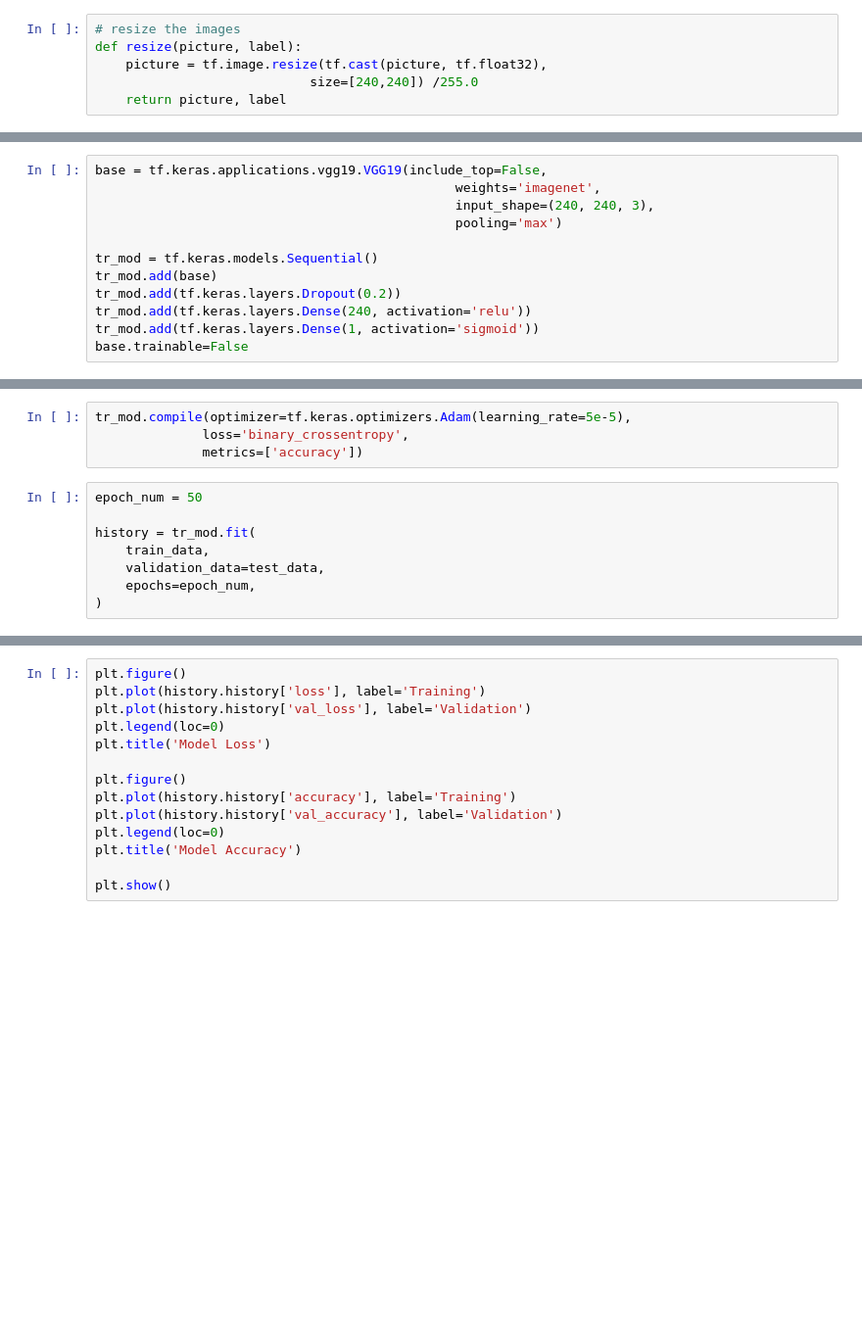
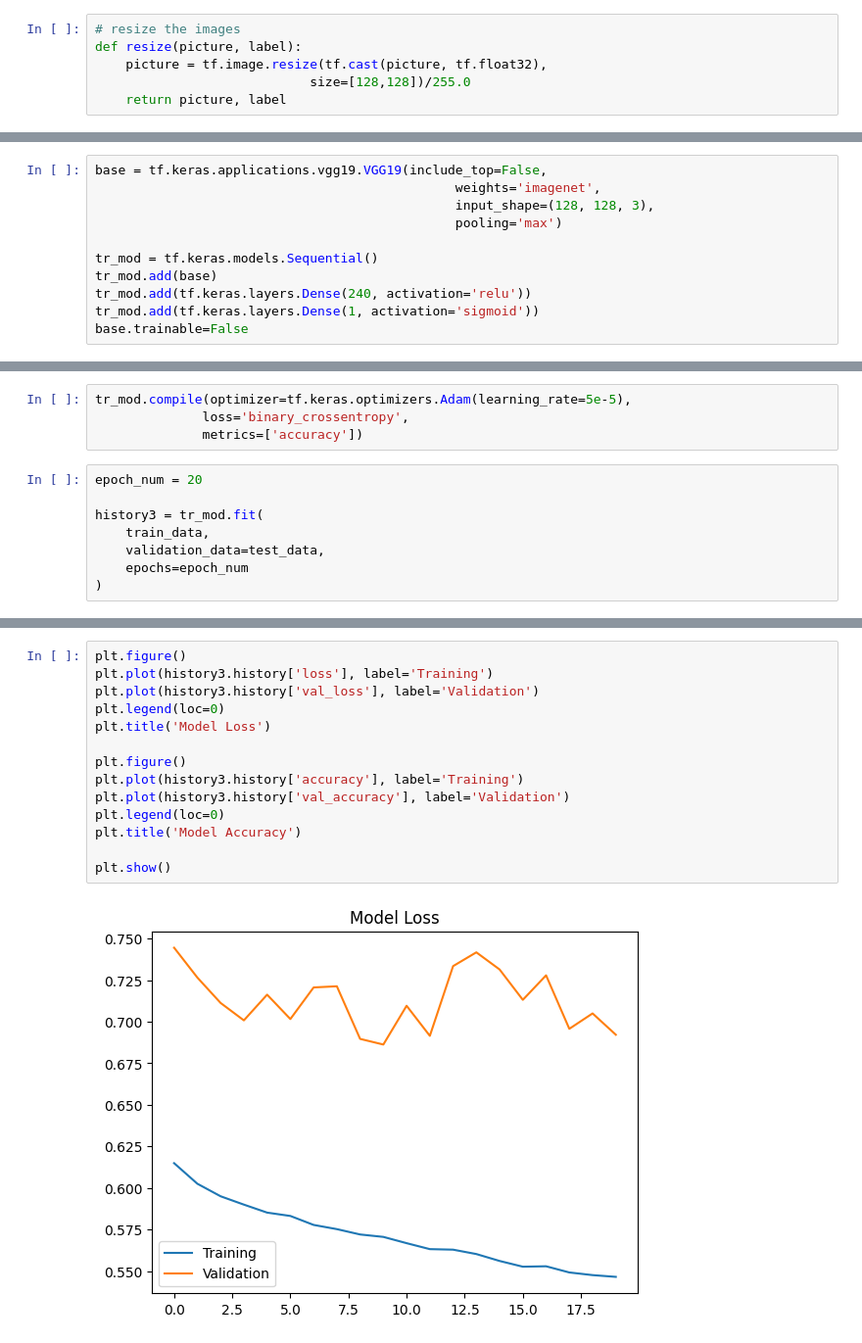
Before and after one commit to bksat90/FinalProject, a Jupyter notebook: classification_cnn.ipynb, the cells around one changed output, grey strips where cells are left out. Shown at 98% size. Drawn from its saved outputs; the diff is of its cells as text; blank space fills up the shorter version.

```diff
--- a/classification_cnn.ipynb
+++ b/classification_cnn.ipynb
@@ -161,7 +164,7 @@ def process_image(filename):
 # resize the images
 def resize(picture, label):
     picture = tf.image.resize(tf.cast(picture, tf.float32),
-                            size=[240,240]) /255.0
+                            size=[128,128])/255.0
     return picture, label
 # %%
 # prepare the dataset list of the input files
@@ -369,12 +377,11 @@ Transfer learning
 # %%
 base = tf.keras.applications.vgg19.VGG19(include_top=False,
                                                weights='imagenet',
-                                               input_shape=(240, 240, 3),
+                                               input_shape=(128, 128, 3),
                                                pooling='max')
 
 tr_mod = tf.keras.models.Sequential()
 tr_mod.add(base)
-tr_mod.add(tf.keras.layers.Dropout(0.2))
 tr_mod.add(tf.keras.layers.Dense(240, activation='relu'))
 tr_mod.add(tf.keras.layers.Dense(1, activation='sigmoid'))
 base.trainable=False
@@ -409,11 +406,11 @@ tr_mod.compile(optimizer=tf.keras.optimizers.Adam(learning_rate=5e-5),
               loss='binary_crossentropy',
               metrics=['accuracy'])
 # %%
-epoch_num = 50
+epoch_num = 20
 
-history = tr_mod.fit(
+history3 = tr_mod.fit(
     train_data,
     validation_data=test_data,
-    epochs=epoch_num,
+    epochs=epoch_num
 )
 # %% [output]
@@ -437,14 +434,16 @@ Epoch 16/50
 # %%
 plt.figure()
-plt.plot(history.history['loss'], label='Training')
-plt.plot(history.history['val_loss'], label='Validation')
+plt.plot(history3.history['loss'], label='Training')
+plt.plot(history3.history['val_loss'], label='Validation')
 plt.legend(loc=0)
 plt.title('Model Loss')
 
 plt.figure()
-plt.plot(history.history['accuracy'], label='Training')
-plt.plot(history.history['val_accuracy'], label='Validation')
+plt.plot(history3.history['accuracy'], label='Training')
+plt.plot(history3.history['val_accuracy'], label='Validation')
 plt.legend(loc=0)
 plt.title('Model Accuracy')
 
 plt.show()
+# %% [output]
+[figure, added]
```
Also changed, not shown: parts of 38 cells of this notebook.
